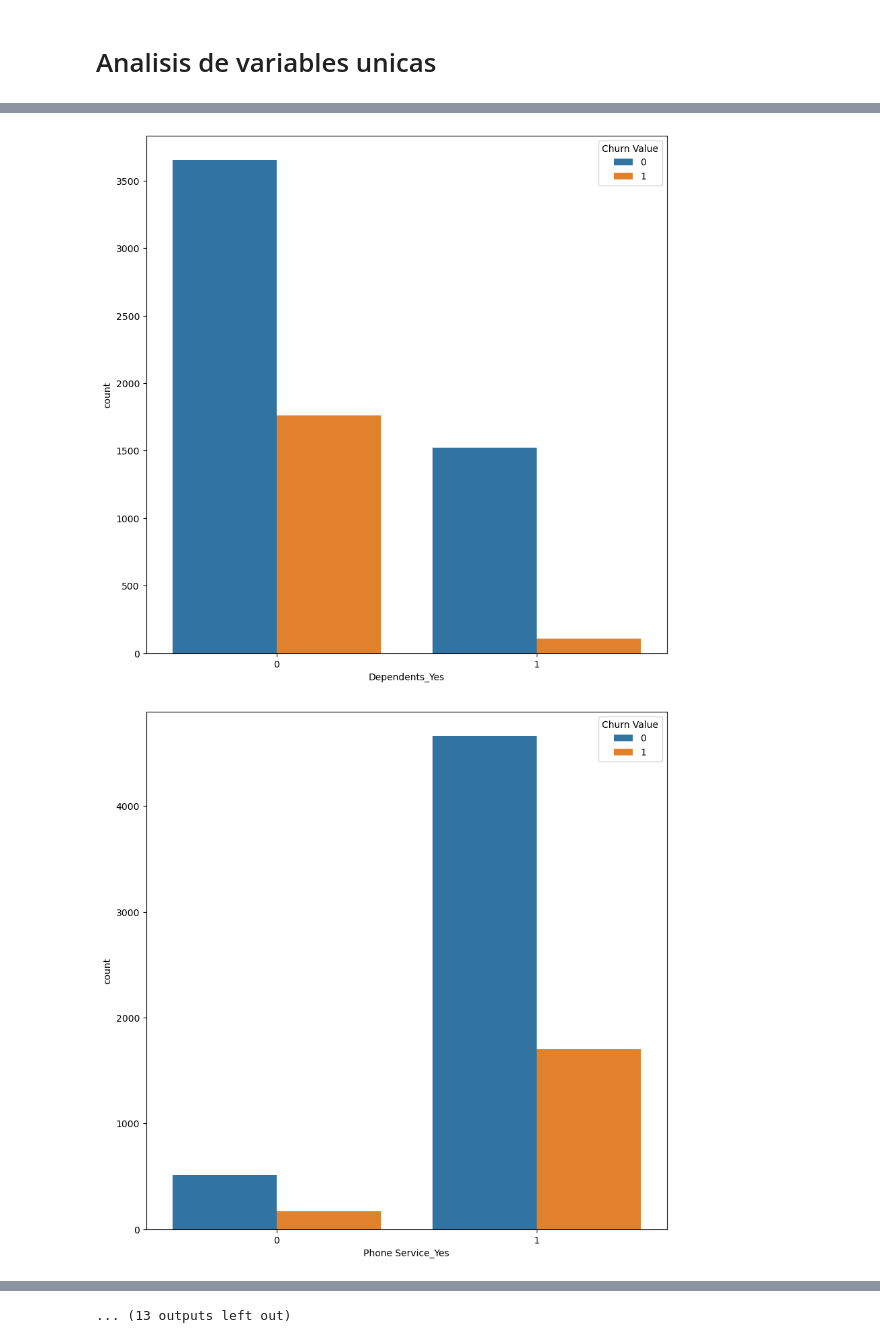
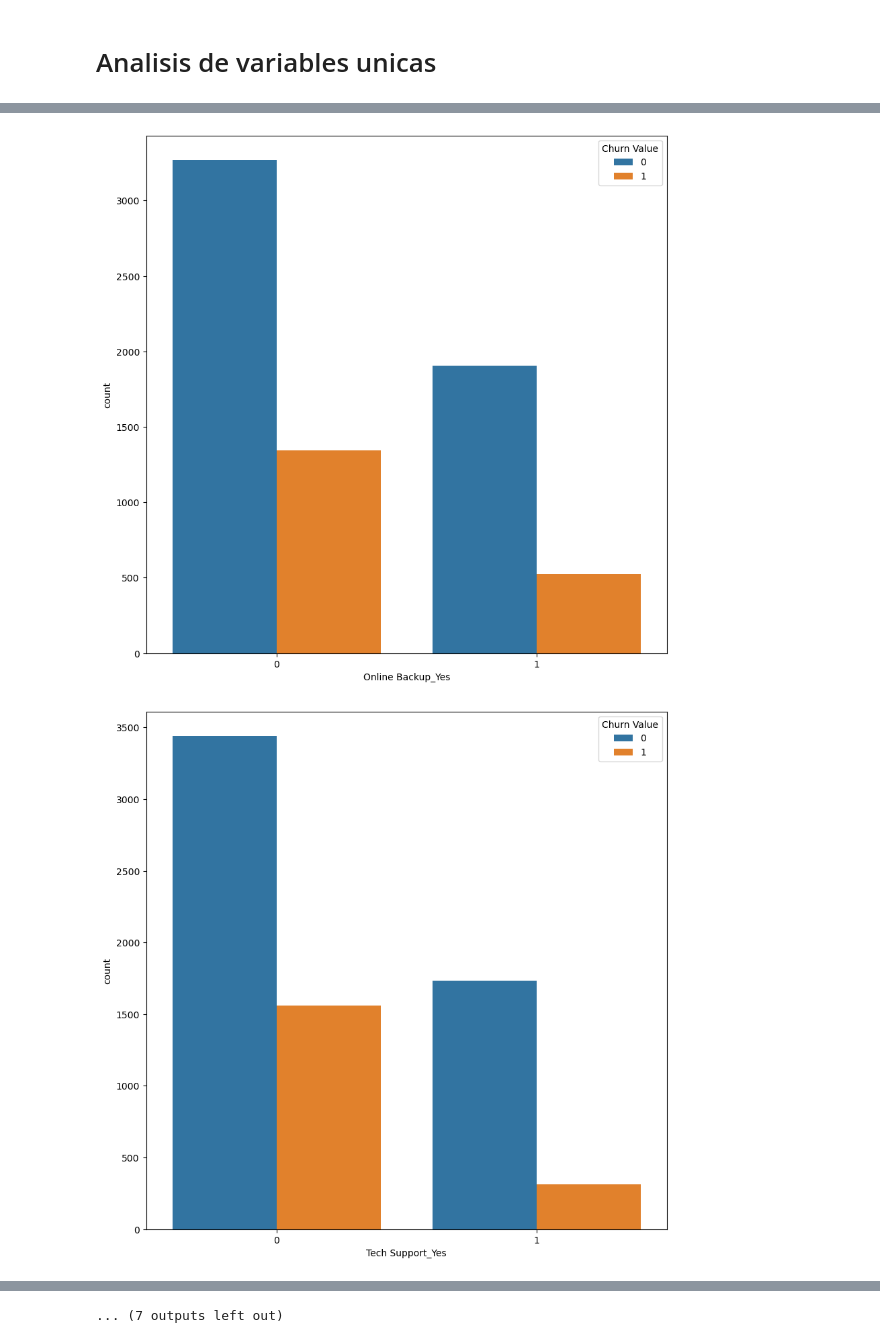
Before and after one commit to Brayam1998/dataScience_Churn, a Jupyter notebook: proyecto churn/Analisis_exploratorio/analisis_exploratorio.ipynb, the cells around one changed output, grey strips where cells are left out. Cells and saved outputs as stored; diff of their text form; code cells hidden in the pictures.

Commit message:
graficas independientes ploteadas listas para el primer analisis

```diff
--- a/proyecto churn/Analisis_exploratorio/analisis_exploratorio.ipynb
+++ b/proyecto churn/Analisis_exploratorio/analisis_exploratorio.ipynb
@@ -97,8 +80,21 @@ lista = [
 ]
+# %%
+plotvolteado = ["Churn Reason"]
 # %%
-def plot_categorial(column):
+def plot_categorialX(column):
     fig = plt.figure(figsize=(10,10))
 
-    sns.countplot(data=dataexp, x=column, hue='Churn Value'
+    sns.countplot(data=dataexp, x=column, hue='Churn Value',
     )
     plt.show()
+# %%
+def plot_categorialY(column):
+    fig = plt.figure(figsize=(10,15))
+
+    sns.countplot(data=dataexp, y=column, hue='Churn Value',
+    palette="tab10"
+    )
+    plt.show()
+# %%
+for var in plotvolteado:
+    plot_categorialY(var)
@@ -108,8 +107,8 @@ def plot_categorial(column):
 # pasale al parametro de la funcion las columnas iteradas
 
 #columnas_plot = ["Gender_Male"]
-for var in lista:
-    plot_categorial(var)
+for var in lista_rapida:
+    plot_categorialX(var)
 # %% [output]
 [figure]
 [figure]
@@ -122,2 +121,2 @@ for var in lista:
-[figure, old version]
+[figure, new version]
-[figure, old version]
+[figure, new version]
@@ -126 +125 @@ for var in lista:
-... (13 outputs left out)
+... (7 outputs left out)
```
Also changed, not shown: parts of 5 cells of this notebook.
